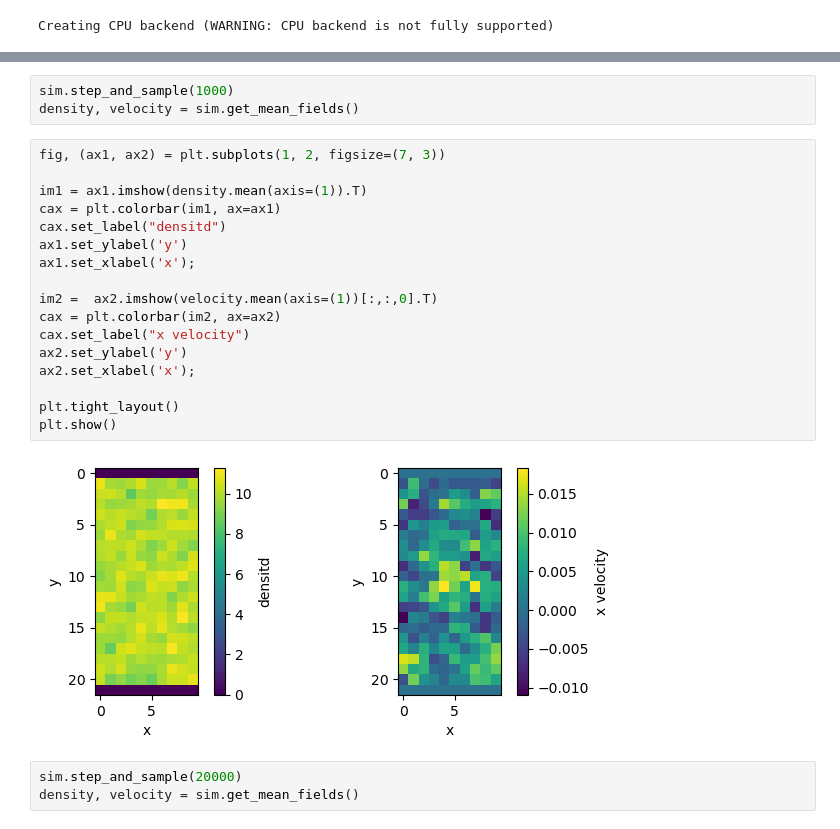
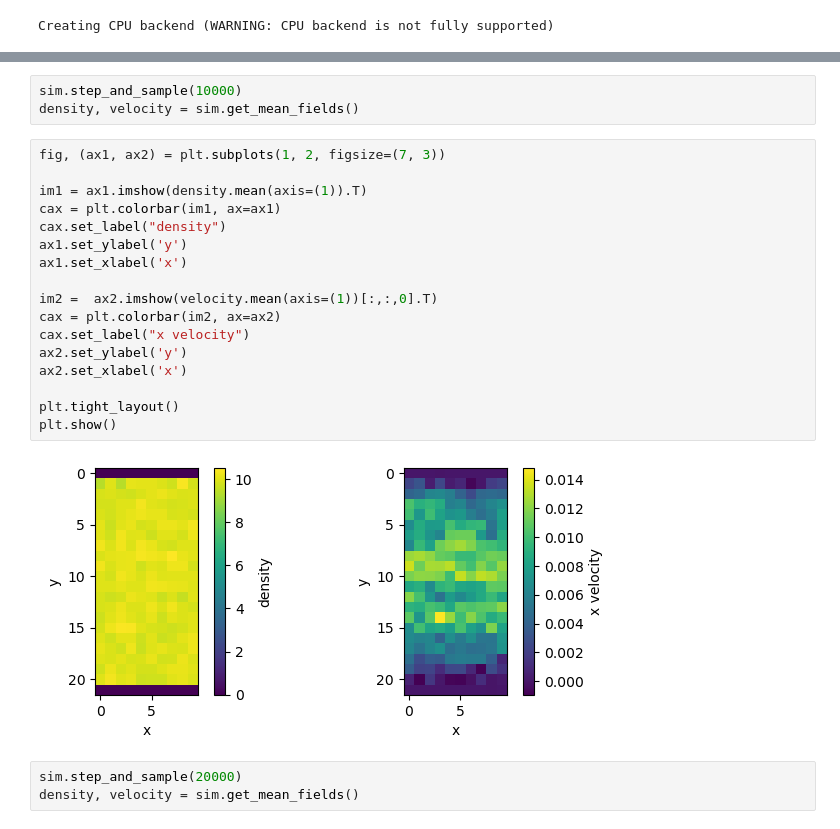
Before and after one commit to azantop/cudaMPCD, a Jupyter notebook: Demonstration.ipynb, the cells around one changed output, grey strips where cells are left out. Saved outputs shown, nothing was run; the diff lists cells and outputs as text.

```diff
--- a/Demonstration.ipynb
+++ b/Demonstration.ipynb
@@ -32,25 +33,25 @@ ax.grid()
 # %%
-sim.step_and_sample(1000)
+sim.step_and_sample(10000)
 density, velocity = sim.get_mean_fields()
 # %%
 fig, (ax1, ax2) = plt.subplots(1, 2, figsize=(7, 3))
 
 im1 = ax1.imshow(density.mean(axis=(1)).T)
 cax = plt.colorbar(im1, ax=ax1)
-cax.set_label("densitd")
+cax.set_label("density")
 ax1.set_ylabel('y')
-ax1.set_xlabel('x');
+ax1.set_xlabel('x')
 
 im2 =  ax2.imshow(velocity.mean(axis=(1))[:,:,0].T)
 cax = plt.colorbar(im2, ax=ax2)
 cax.set_label("x velocity")
 ax2.set_ylabel('y')
-ax2.set_xlabel('x');
+ax2.set_xlabel('x')
 
 plt.tight_layout()
 plt.show()
 # %% [output]
-[figure, old version]
+[figure, new version]
 # %%
 sim.step_and_sample(20000)
 density, velocity = sim.get_mean_fields()
```
Also changed, not shown: parts of 4 cells of this notebook, 15 other files.
